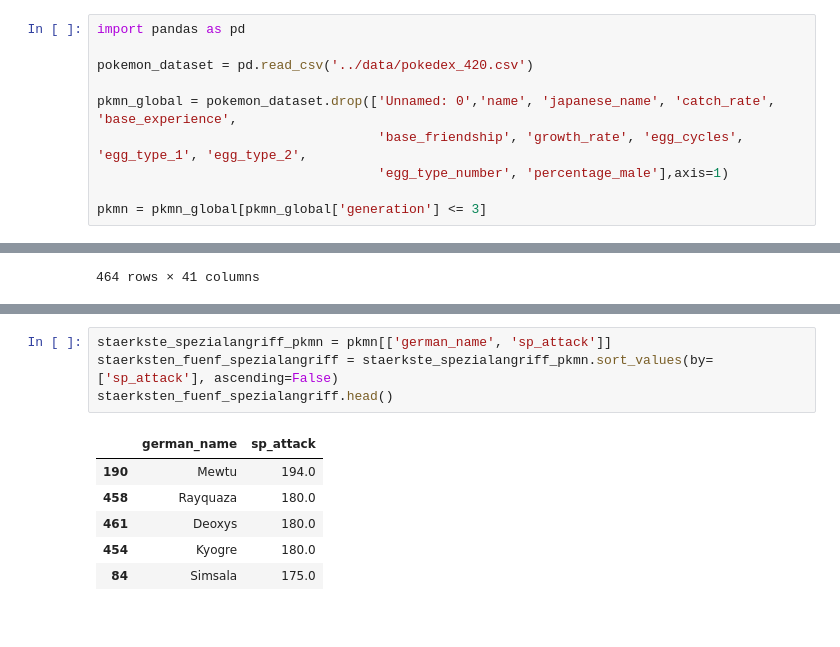
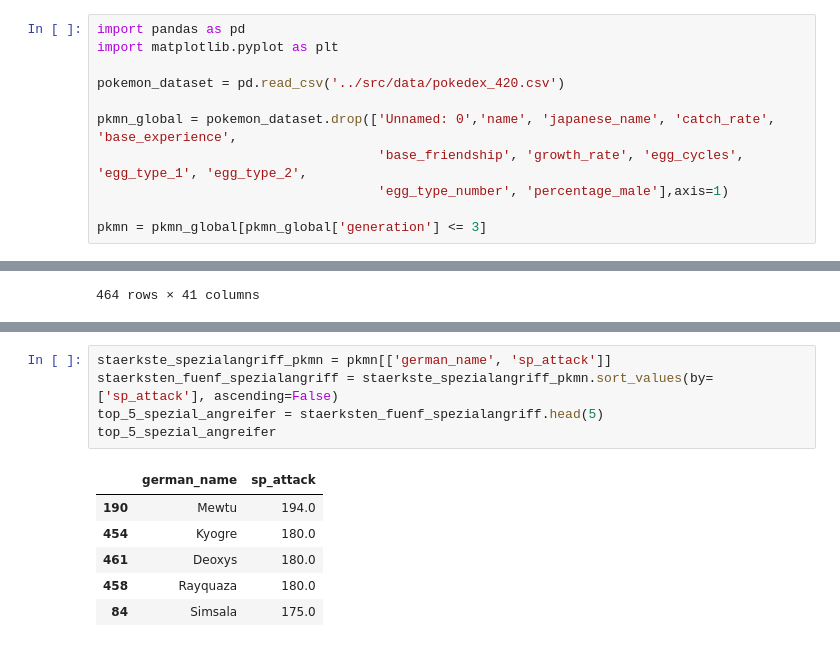
Before and after one commit to systm-spec/fuzzy-train, a Jupyter notebook: src/Top_Flops.ipynb, the cells around one changed output, grey strips where cells are left out. Drawn from its saved outputs; the diff is of its cells as text.

```diff
--- a/src/Top_Flops.ipynb
+++ b/src/Top_Flops.ipynb
@@ -1,7 +1,8 @@
 # %%
 import pandas as pd
+import matplotlib.pyplot as plt
 
-pokemon_dataset = pd.read_csv('../data/pokedex_420.csv')
+pokemon_dataset = pd.read_csv('../src/data/pokedex_420.csv')
 
 pkmn_global = pokemon_dataset.drop(['Unnamed: 0','name', 'japanese_name', 'catch_rate', 'base_experience',
                                     'base_friendship', 'growth_rate', 'egg_cycles', 'egg_type_1', 'egg_type_2',
@@ -159,11 +334,12 @@ schwaechste_fuenf_defensive.head()
 # %%
 staerkste_spezialangriff_pkmn = pkmn[['german_name', 'sp_attack']]
 staerksten_fuenf_spezialangriff = staerkste_spezialangriff_pkmn.sort_values(by=['sp_attack'], ascending=False)
-staerksten_fuenf_spezialangriff.head()
+top_5_spezial_angreifer = staerksten_fuenf_spezialangriff.head(5)
+top_5_spezial_angreifer
 # %% [output]
 |  | german_name | sp_attack |
 | 190 | Mewtu | 194.0 |
+| 454 | Kyogre | 180.0 |
+| 461 | Deoxys | 180.0 |
 | 458 | Rayquaza | 180.0 |
-| 461 | Deoxys | 180.0 |
-| 454 | Kyogre | 180.0 |
 | 84 | Simsala | 175.0 |
```
Also changed, not shown: parts of 31 cells of this notebook.
